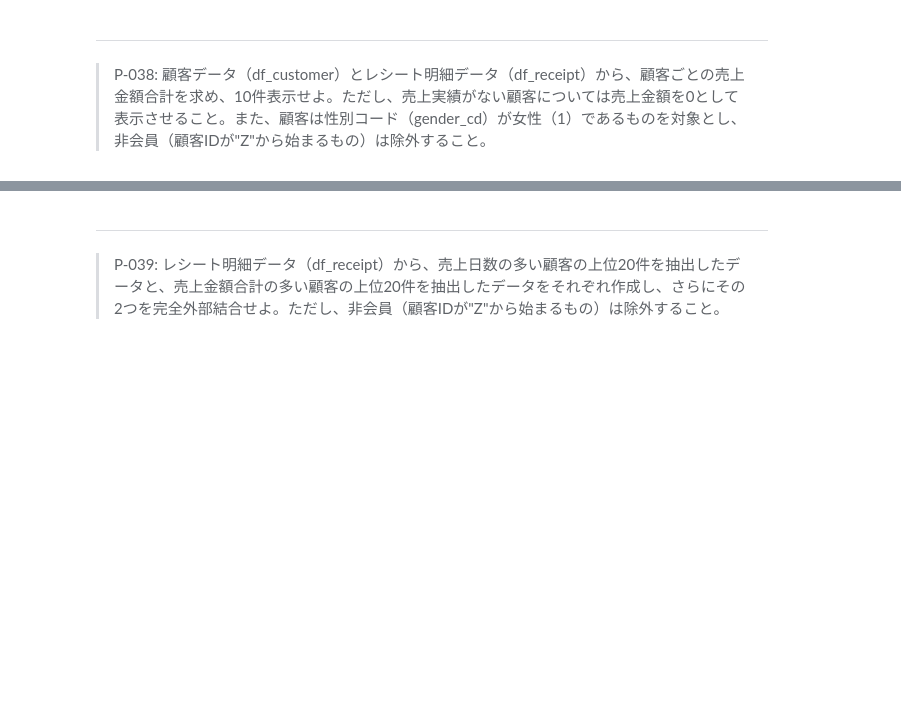
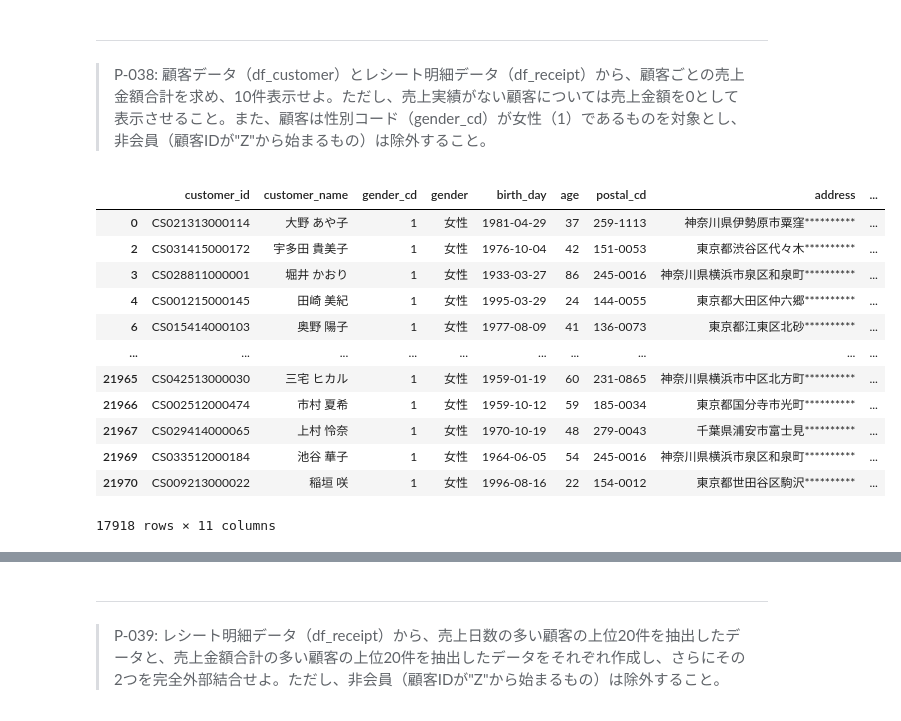
Before and after one commit to KJR020/100knocks-preprocess, a Jupyter notebook: docker/work/preprocess_knock_Python.ipynb, the cells around one changed output, grey strips where cells are left out. Drawn from its saved outputs; the diff is of its cells as text; code cells hidden in the pictures; blank space fills up the shorter version.

```diff
--- a/docker/work/preprocess_knock_Python.ipynb
+++ b/docker/work/preprocess_knock_Python.ipynb
@@ -736,3 +754,27 @@ df_amount_sum[df_amount_sum["amount"] >= amount_mean].head(10)
 # %% [markdown]
 ---
 > P-038: 顧客データ（df_customer）とレシート明細データ（df_receipt）から、顧客ごとの売上金額合計を求め、10件表示せよ。ただし、売上実績がない顧客については売上金額を0として表示させること。また、顧客は性別コード（gender_cd）が女性（1）であるものを対象とし、非会員（顧客IDが"Z"から始まるもの）は除外すること。
+# %%
+df_amount_sum = df_receipt.groupby('customer_id').amount.sum().reset_index()
+
+df_tmp = df_customer. \
+            query('gender_cd == "1" and not customer_id.str.startswith("Z")',
+                  engine='python')
+
+pd.merge(df_tmp['customer_id'], df_amount_sum,
+         how='left', on='customer_id').fillna(0).head(10)
+df_tmp
+# %% [output]
+|  | customer_id | customer_name | gender_cd | gender | birth_day | age | postal_cd | address | ... |
+| 0 | CS021313000114 | 大野 あや子 | 1 | 女性 | 1981-04-29 | 37 | 259-1113 | 神奈川県伊勢原市粟窪********** | ... |
+| 2 | CS031415000172 | 宇多田 貴美子 | 1 | 女性 | 1976-10-04 | 42 | 151-0053 | 東京都渋谷区代々木********** | ... |
+| 3 | CS028811000001 | 堀井 かおり | 1 | 女性 | 1933-03-27 | 86 | 245-0016 | 神奈川県横浜市泉区和泉町********** | ... |
+| 4 | CS001215000145 | 田崎 美紀 | 1 | 女性 | 1995-03-29 | 24 | 144-0055 | 東京都大田区仲六郷********** | ... |
+| 6 | CS015414000103 | 奥野 陽子 | 1 | 女性 | 1977-08-09 | 41 | 136-0073 | 東京都江東区北砂********** | ... |
+| ... | ... | ... | ... | ... | ... | ... | ... | ... | ... |
+| 21965 | CS042513000030 | 三宅 ヒカル | 1 | 女性 | 1959-01-19 | 60 | 231-0865 | 神奈川県横浜市中区北方町********** | ... |
+| 21966 | CS002512000474 | 市村 夏希 | 1 | 女性 | 1959-10-12 | 59 | 185-0034 | 東京都国分寺市光町********** | ... |
+| 21967 | CS029414000065 | 上村 怜奈 | 1 | 女性 | 1970-10-19 | 48 | 279-0043 | 千葉県浦安市富士見********** | ... |
+| 21969 | CS033512000184 | 池谷 華子 | 1 | 女性 | 1964-06-05 | 54 | 245-0016 | 神奈川県横浜市泉区和泉町********** | ... |
+| 21970 | CS009213000022 | 稲垣 咲 | 1 | 女性 | 1996-08-16 | 22 | 154-0012 | 東京都世田谷区駒沢********** | ... |
+17918 rows × 11 columns
```
Also changed, not shown: parts of 10 cells of this notebook.
